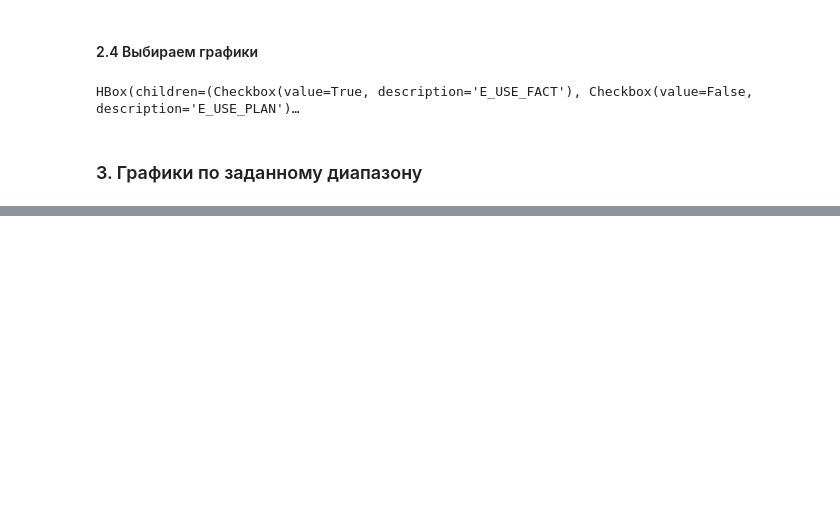
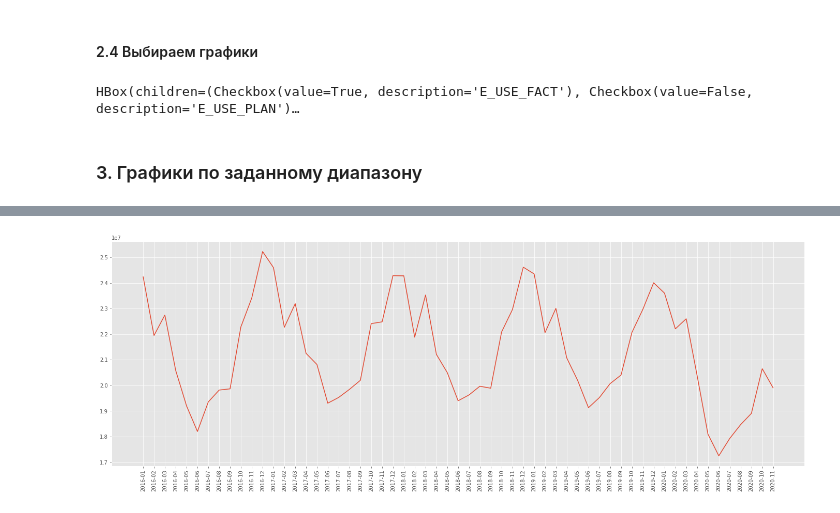
Before and after one commit to akhmetovcr/inn_btg_final, a Jupyter notebook: test_algorithm.ipynb, the cells around one changed output, grey strips where cells are left out. Cells and saved outputs as stored; diff of their text form; code cells hidden in the pictures; blank space fills up the shorter version.

Commit message:
Научился осреднять данные по месяцам. Обновил данные по погоде.

```diff
--- a/test_algorithm.ipynb
+++ b/test_algorithm.ipynb
@@ -297,0 +303,10 @@ df_year
+# %%
+# Суммирование значений по месяцам
+df['YEAR_MONTH'] = df['DATE_TIME'].apply(lambda x: '{0:04}-{1:02}'.format(x.year, x.month))
+df_month = df.groupby('YEAR_MONTH').sum()
+# Вывод графиков
+plt.plot(df_month['E_USE_FACT'])
+plt.xticks(rotation=90)
+plt.show()
+# %% [output]
+[figure, added]
```
Also changed, not shown: parts of 9 cells of this notebook, 6 other files.
